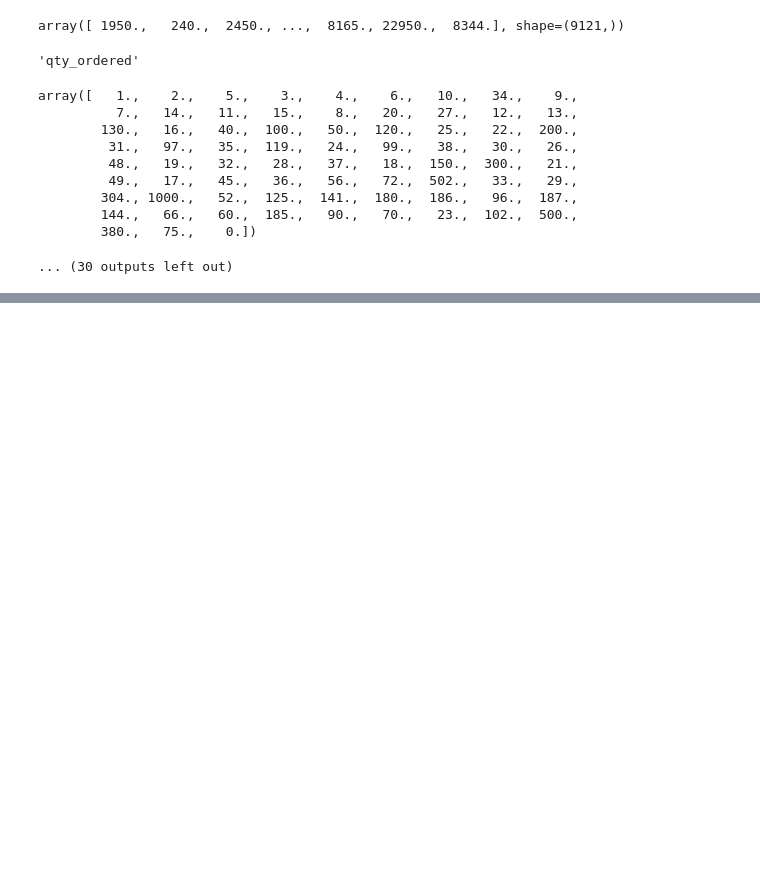
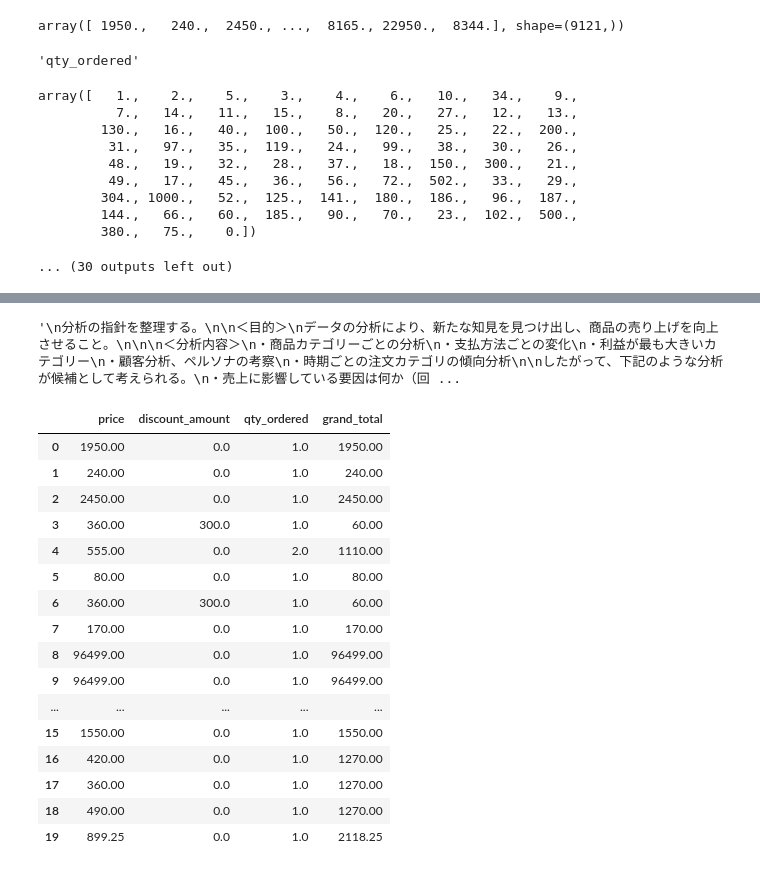
Before and after one commit to Udon-datascience/opendata_analysis, a Jupyter notebook: 3/Python_analysis.ipynb, the cells around one changed output, grey strips where cells are left out. Saved outputs shown, nothing was run; the diff lists cells and outputs as text; code cells hidden in the pictures; blank space fills up the shorter version.

```diff
--- a/3/Python_analysis.ipynb
+++ b/3/Python_analysis.ipynb
@@ -133,10 +166,7 @@ array([   1.,    2.,    5.,    3.,    4.,    6.,   10.,   34.,    9.,
 
 ＜目的＞
 データの分析により、新たな知見を見つけ出し、商品の売り上げを向上させること。
-したがって、下記のような分析を行う
-・売上に影響している要因は何か（回帰）
-・利益を出す商品・出さない商品を予測する（分類）
-・ペルソナの推定（クラスタリング、分類）
+
 
 ＜分析内容＞
 ・商品カテゴリーごとの分析
@@ -145,5 +175,41 @@ array([   1.,    2.,    5.,    3.,    4.,    6.,   10.,   34.,    9.,
 ・顧客分析、ペルソナの考察
 ・時期ごとの注文カテゴリの傾向分析
 
+したがって、下記のような分析が候補として考えられる。
+・売上に影響している要因は何か（回帰）
+・利益を出す商品・出さない商品を予測する（分類）
+・ペルソナの推定（クラスタリング、分類）
 
+今回は回帰分析の練習として、「売上に影響している要因は何か（回帰）」に絞って分析を行う。
+
+今回のデータセットでは、mv(市場価値)は明らかにされているものの、原価や経費が明らかにされていない。したがって、今回は利益ではなく売上を目的変数とする。
+売上を目的変数にするためには、'price', 'discount_amount', 'qty_ordered', 'grand_total'などから売上に相当する列を作る必要がある。
+したがってこれらの列を適切に説明変数か目的変数に設定する必要がある。
+そのために、以下では不明な'grand_total'の定義を明らかにする。
 '''
+# %% [output]
+'\n分析の指針を整理する。\n\n＜目的＞\nデータの分析により、新たな知見を見つけ出し、商品の売り上げを向上させること。\n\n\n＜分析内容＞\n・商品カテゴリーごとの分析\n・支払方法ごとの変化\n・利益が最も大きいカテゴリー\n・顧客分析、ペルソナの考察\n・時期ごとの注文カテゴリの傾向分析\n\nしたがって、下記のような分析が候補として考えられる。\n・売上に影響している要因は何か（回 ...
+# %%
+cols = ['price', 'discount_amount', 'qty_ordered', 'grand_total']
+df2 = df[cols]
+df2.head(20)
+#このセルの結果より、grand_total = (price - discount_amount) *qty_ordered
+#もしくは grand_total = price * qty_ordered - discount_amount と考えられる。
+# %% [output]
+|  | price | discount_amount | qty_ordered | grand_total |
+| 0 | 1950.00 | 0.0 | 1.0 | 1950.00 |
+| 1 | 240.00 | 0.0 | 1.0 | 240.00 |
+| 2 | 2450.00 | 0.0 | 1.0 | 2450.00 |
+| 3 | 360.00 | 300.0 | 1.0 | 60.00 |
+| 4 | 555.00 | 0.0 | 2.0 | 1110.00 |
+| 5 | 80.00 | 0.0 | 1.0 | 80.00 |
+| 6 | 360.00 | 300.0 | 1.0 | 60.00 |
+| 7 | 170.00 | 0.0 | 1.0 | 170.00 |
+| 8 | 96499.00 | 0.0 | 1.0 | 96499.00 |
+| 9 | 96499.00 | 0.0 | 1.0 | 96499.00 |
+| ... | ... | ... | ... | ... |
+| 15 | 1550.00 | 0.0 | 1.0 | 1550.00 |
+| 16 | 420.00 | 0.0 | 1.0 | 1270.00 |
+| 17 | 360.00 | 0.0 | 1.0 | 1270.00 |
+| 18 | 490.00 | 0.0 | 1.0 | 1270.00 |
+| 19 | 899.25 | 0.0 | 1.0 | 2118.25 |
```
Also changed, not shown: parts of 8 cells of this notebook.
